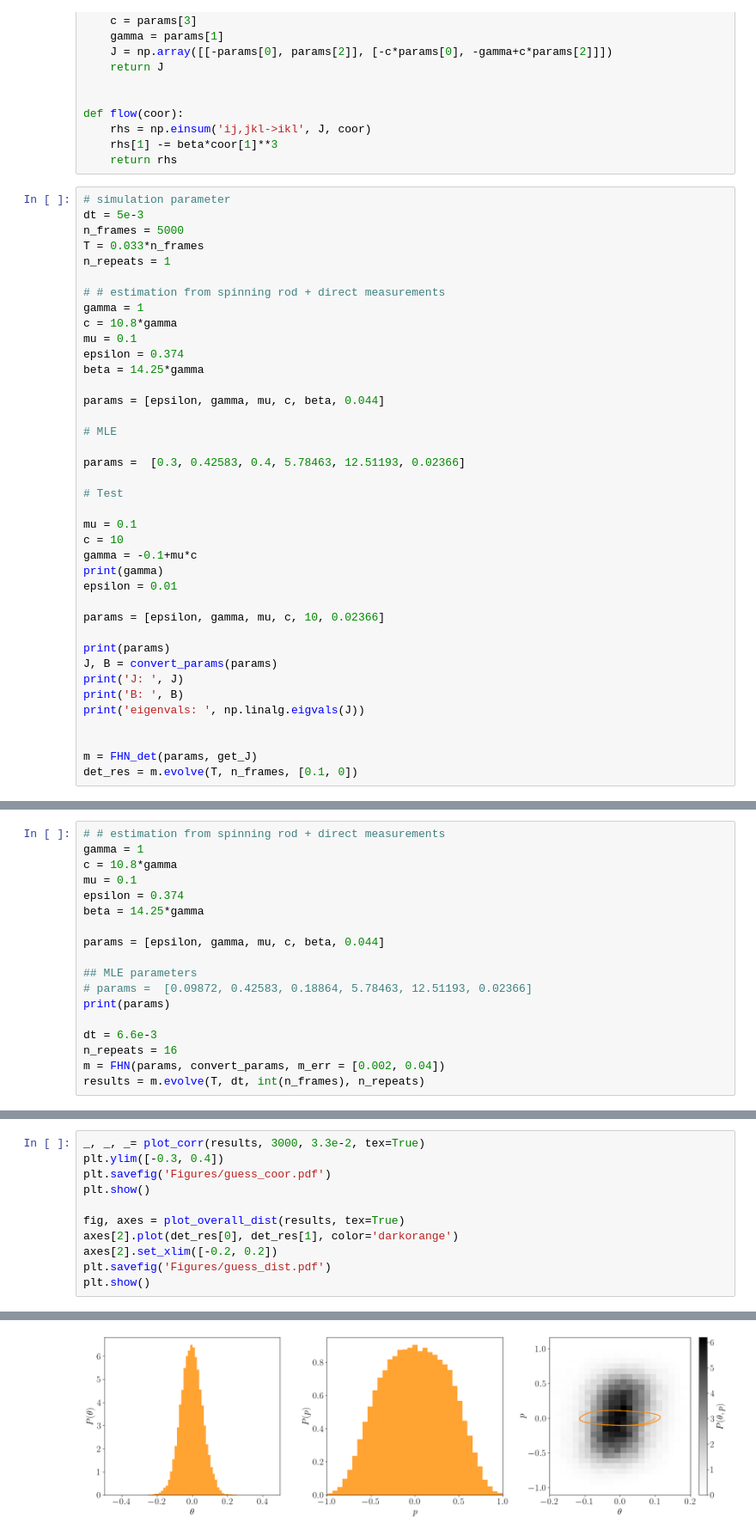
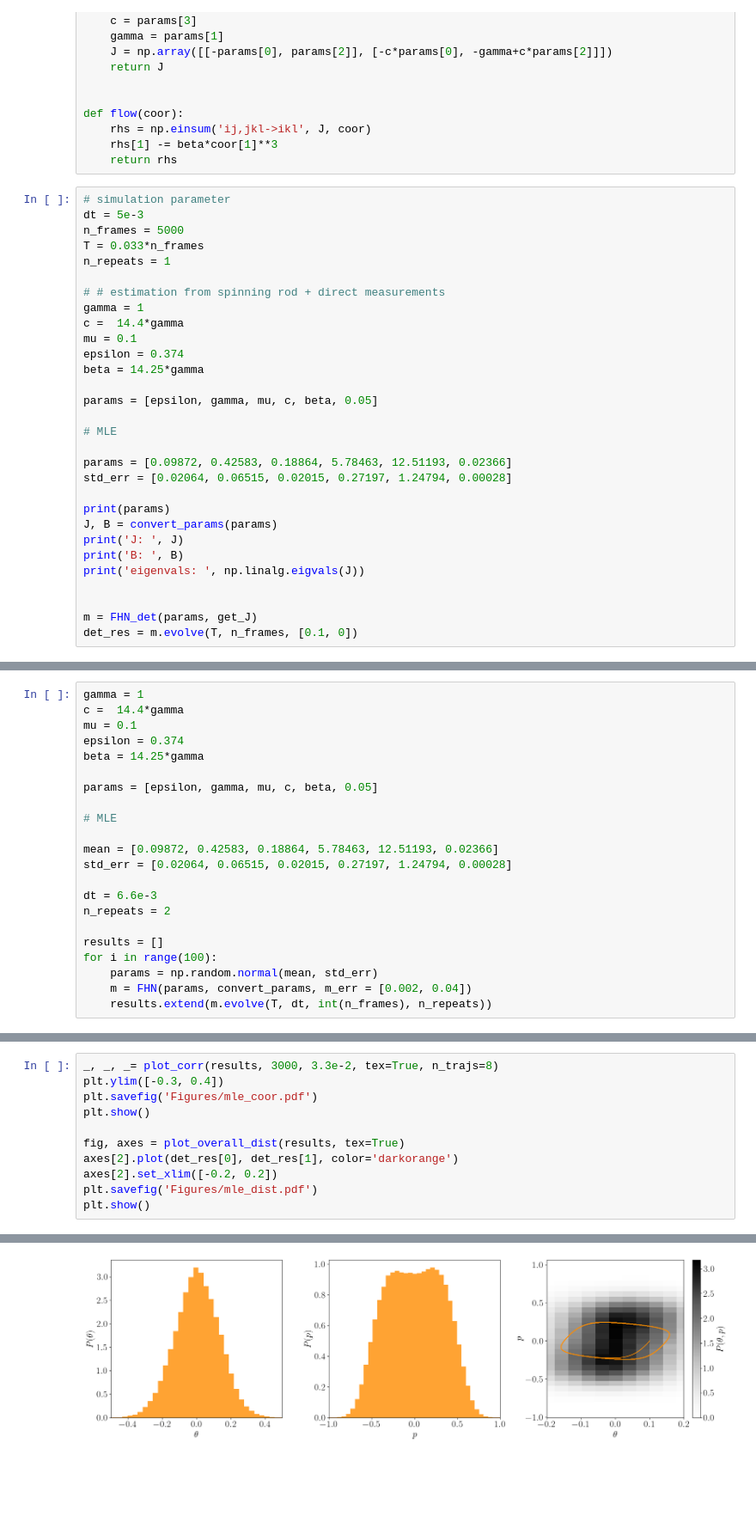
Before and after one commit to Irene-Li/ActivePoly, a Jupyter notebook: FitzHugh-Nagumo Model.ipynb, the cells around one changed output, grey strips where cells are left out. Shown: that part at 86% size. Cells and saved outputs as stored; diff of their text form; blank space fills up the shorter version.

```diff
--- a/FitzHugh-Nagumo Model.ipynb
+++ b/FitzHugh-Nagumo Model.ipynb
@@ -39,26 +44,17 @@ n_repeats = 1
 
 # # estimation from spinning rod + direct measurements
 gamma = 1
-c = 10.8*gamma
+c =  14.4*gamma
 mu = 0.1
 epsilon = 0.374
 beta = 14.25*gamma
 
-params = [epsilon, gamma, mu, c, beta, 0.044]
+params = [epsilon, gamma, mu, c, beta, 0.05]
 
 # MLE
 
-params =  [0.3, 0.42583, 0.4, 5.78463, 12.51193, 0.02366]
-
-# Test
-
-mu = 0.1
-c = 10
-gamma = -0.1+mu*c
-print(gamma)
-epsilon = 0.01
-
-params = [epsilon, gamma, mu, c, 10, 0.02366]
+params = [0.09872, 0.42583, 0.18864, 5.78463, 12.51193, 0.02366]
+std_err = [0.02064, 0.06515, 0.02015, 0.27197, 1.24794, 0.00028]
 
 print(params)
 J, B = convert_params(params)
@@ -125,18 +114,22 @@ plt.show()
 # %%
-# # estimation from spinning rod + direct measurements
 gamma = 1
-c = 10.8*gamma
+c =  14.4*gamma
 mu = 0.1
 epsilon = 0.374
 beta = 14.25*gamma
 
-params = [epsilon, gamma, mu, c, beta, 0.044]
+params = [epsilon, gamma, mu, c, beta, 0.05]
 
-## MLE parameters
-# params =  [0.09872, 0.42583, 0.18864, 5.78463, 12.51193, 0.02366]
-print(params)
+# MLE
+
+mean = [0.09872, 0.42583, 0.18864, 5.78463, 12.51193, 0.02366]
+std_err = [0.02064, 0.06515, 0.02015, 0.27197, 1.24794, 0.00028]
 
 dt = 6.6e-3
-n_repeats = 16
-m = FHN(params, convert_params, m_err = [0.002, 0.04])
-results = m.evolve(T, dt, int(n_frames), n_repeats)
+n_repeats = 2
+
+results = []
+for i in range(100):
+    params = np.random.normal(mean, std_err)
+    m = FHN(params, convert_params, m_err = [0.002, 0.04])
+    results.extend(m.evolve(T, dt, int(n_frames), n_repeats))
@@ -149,12 +140,12 @@ show(results[:8])
 # %%
-_, _, _= plot_corr(results, 3000, 3.3e-2, tex=True)
+_, _, _= plot_corr(results, 3000, 3.3e-2, tex=True, n_trajs=8)
 plt.ylim([-0.3, 0.4])
-plt.savefig('Figures/guess_coor.pdf')
+plt.savefig('Figures/mle_coor.pdf')
 plt.show()
 
 fig, axes = plot_overall_dist(results, tex=True)
 axes[2].plot(det_res[0], det_res[1], color='darkorange')
 axes[2].set_xlim([-0.2, 0.2])
-plt.savefig('Figures/guess_dist.pdf')
+plt.savefig('Figures/mle_dist.pdf')
 plt.show()
 # %% [output]
@@ -162,4 +153,4 @@ plt.show()
-[figure, old version]
+[figure, new version]
 # %%
 def plot_corr2(data, N, dt, label, c, norm=True):
 
```
Also changed, not shown: parts of 11 cells of this notebook, 15 other files.
